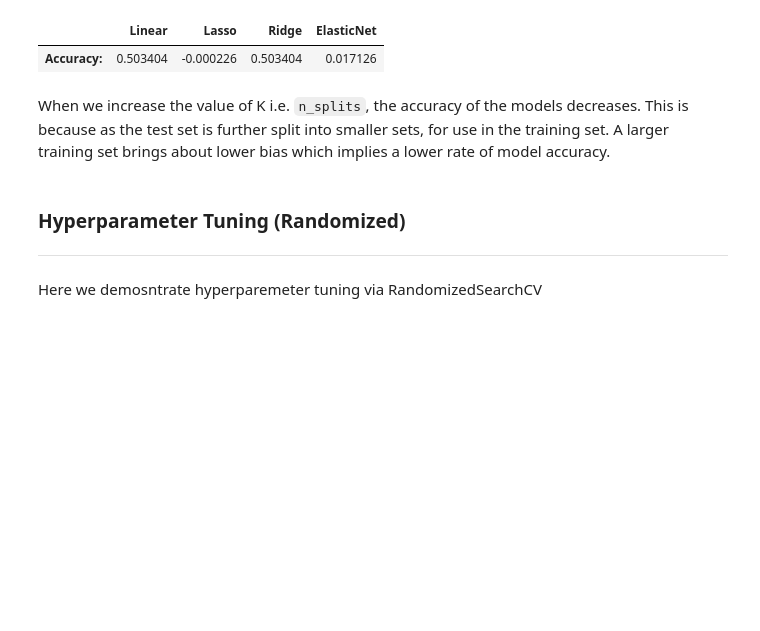
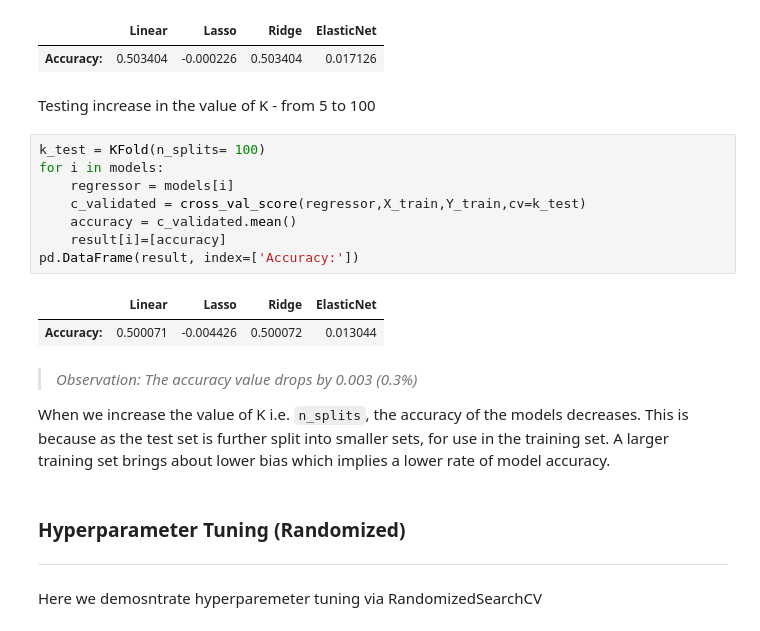
Before and after one commit to Naym0/super-eureka, a Jupyter notebook: CAT1/CAT_1_Part_B.ipynb, the cells around one changed output. Drawn from its saved outputs; the diff is of its cells as text; blank space fills up the shorter version.

Commit message:
final commit: kfold increase demo

````diff
--- a/CAT1/CAT_1_Part_B.ipynb
+++ b/CAT1/CAT_1_Part_B.ipynb
@@ -289,7 +276,22 @@ pd.DataFrame(result, index=['Accuracy:'])
 # %% [output]
 |  | Linear | Lasso | Ridge | ElasticNet |
 | Accuracy: | 0.503404 | -0.000226 | 0.503404 | 0.017126 |
+# %% [markdown]
+Testing increase in the value of K - from 5 to 100
+# %%
+k_test = KFold(n_splits= 100)
+for i in models:
+    regressor = models[i]
+    c_validated = cross_val_score(regressor,X_train,Y_train,cv=k_test)
+    accuracy = c_validated.mean()
+    result[i]=[accuracy]
+pd.DataFrame(result, index=['Accuracy:'])
+# %% [output]
+|  | Linear | Lasso | Ridge | ElasticNet |
+| Accuracy: | 0.500071 | -0.004426 | 0.500072 | 0.013044 |
 # %% [markdown]
+> *Observation: The accuracy value drops by 0.003 (0.3%)*
+
 When we increase the value of K i.e. ```n_splits```, the accuracy of the models decreases. This is because as the test set is further split into smaller sets, for use in the training set. A larger training set brings about lower bias which implies a lower rate of model accuracy.
 # %% [markdown]
 ### **Hyperparameter Tuning (Randomized)**
````
Also changed, not shown: parts of 6 cells of this notebook.
